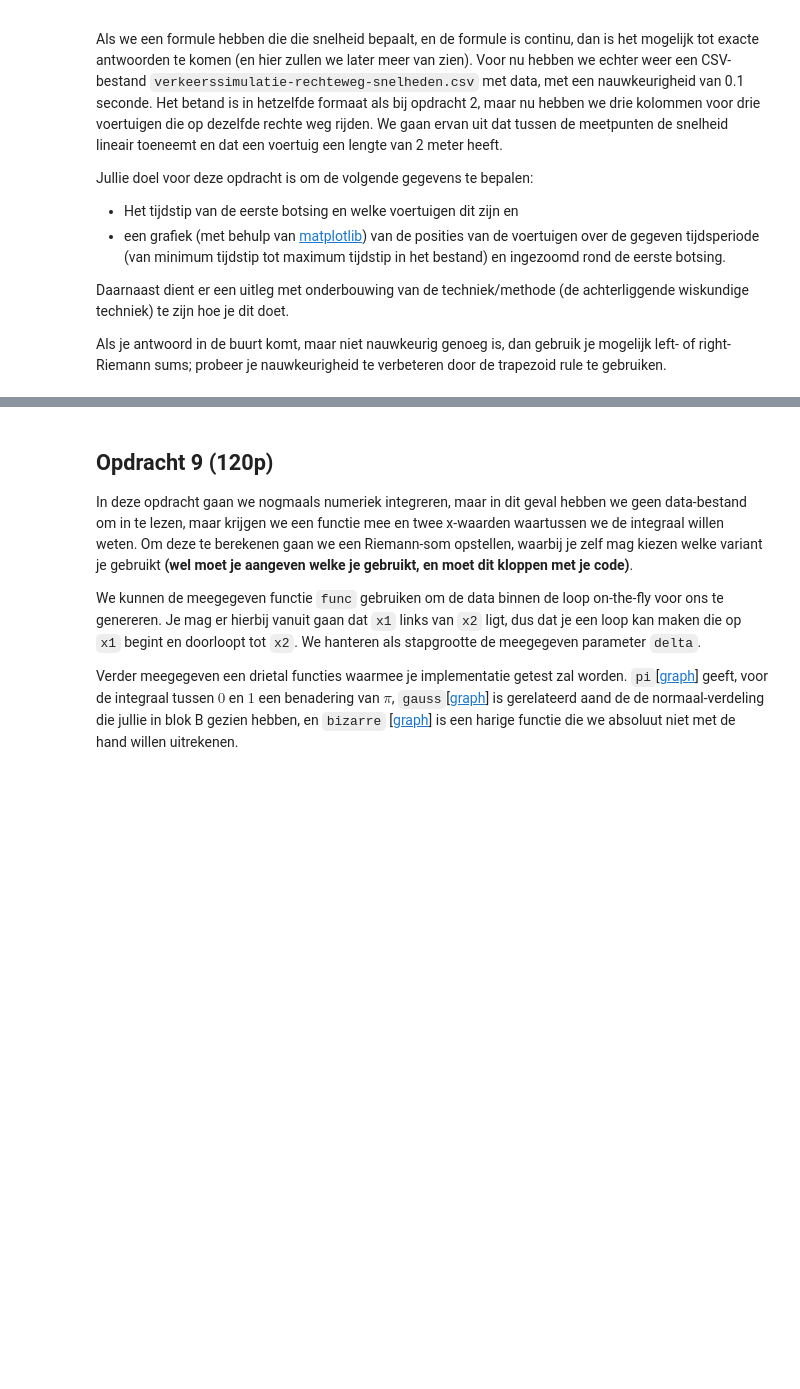
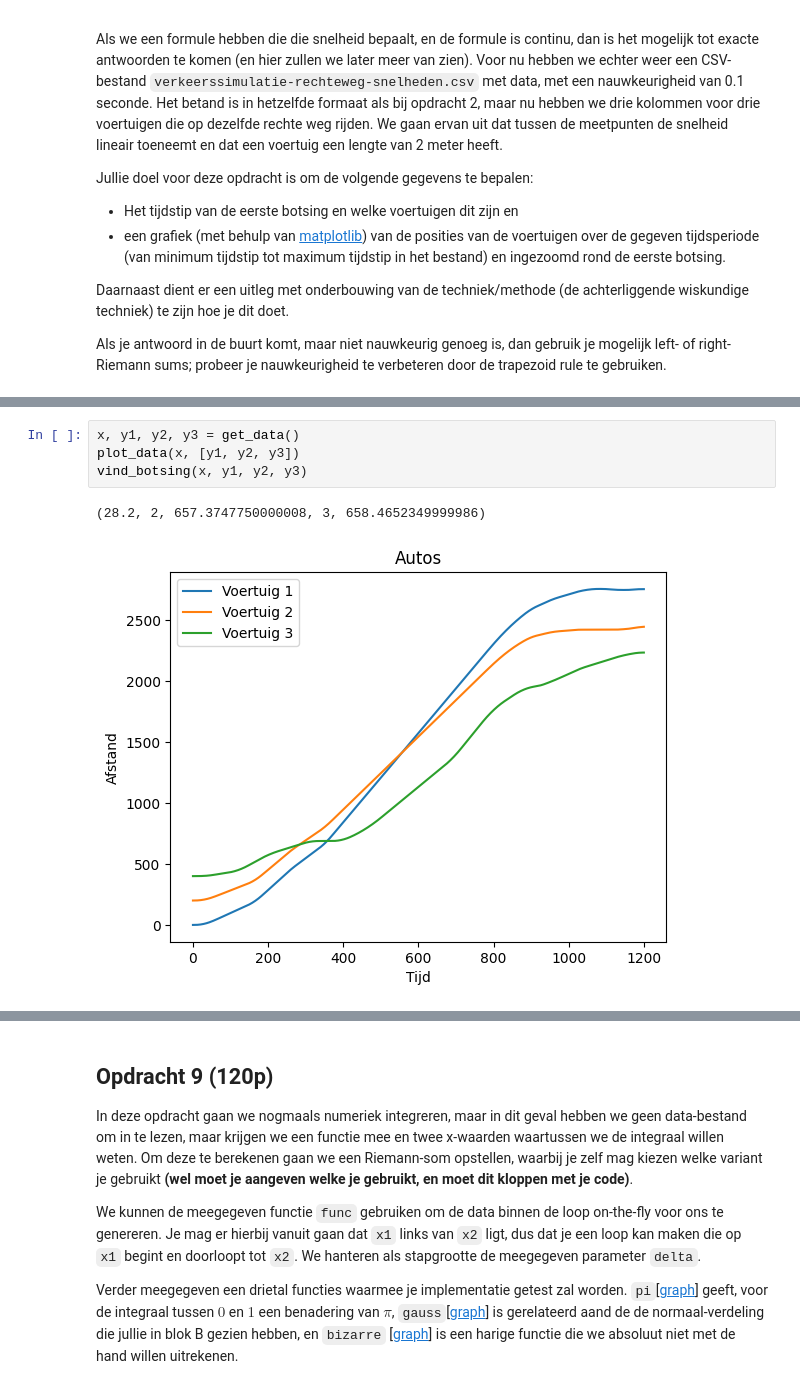
Before and after one commit to florisvb2002/Analytical-Computing, a Jupyter notebook: 2 Calculus.ipynb, the cells around one changed output, grey strips where cells are left out. Drawn from its saved outputs; the diff is of its cells as text; blank space fills up the shorter version.

```diff
--- a/2 Calculus.ipynb
+++ b/2 Calculus.ipynb
@@ -766,2 +837,9 @@ def vind_botsing(t, car1, car2, car3) -> Tuple[float, int, float, int, float]: #
+# %%
+x, y1, y2, y3 = get_data()
+plot_data(x, [y1, y2, y3])
+vind_botsing(x, y1, y2, y3)
+# %% [output]
+(28.2, 2, 657.3747750000008, 3, 658.4652349999986)
+[figure, added]
 # %%
 ac_tests.test_verkeer_posities(get_data, bereken_posities, vind_botsing)
```
Also changed, not shown: parts of 3 cells of this notebook.
